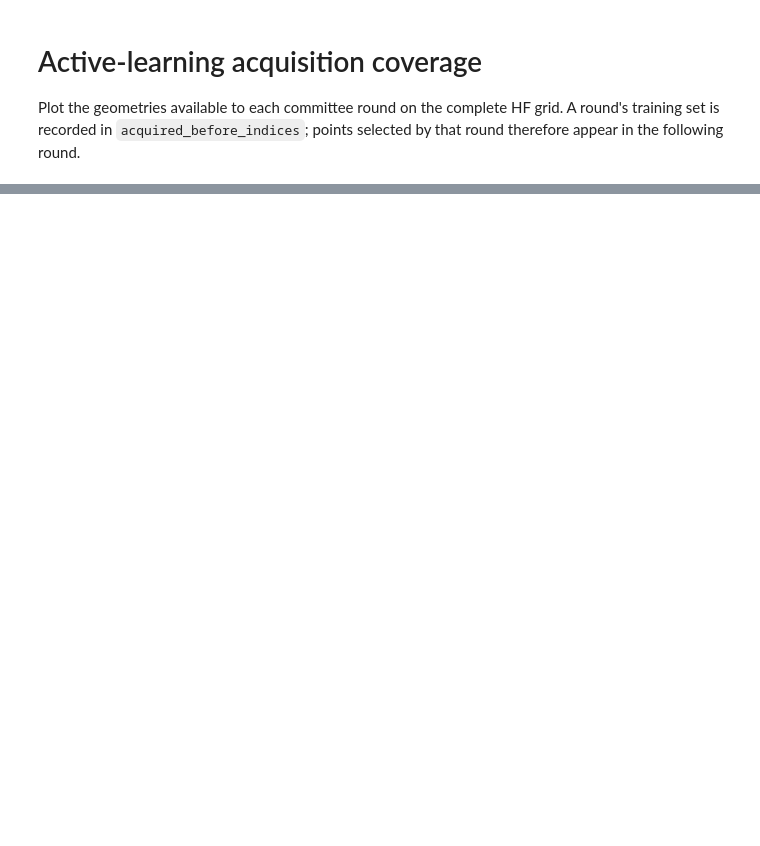
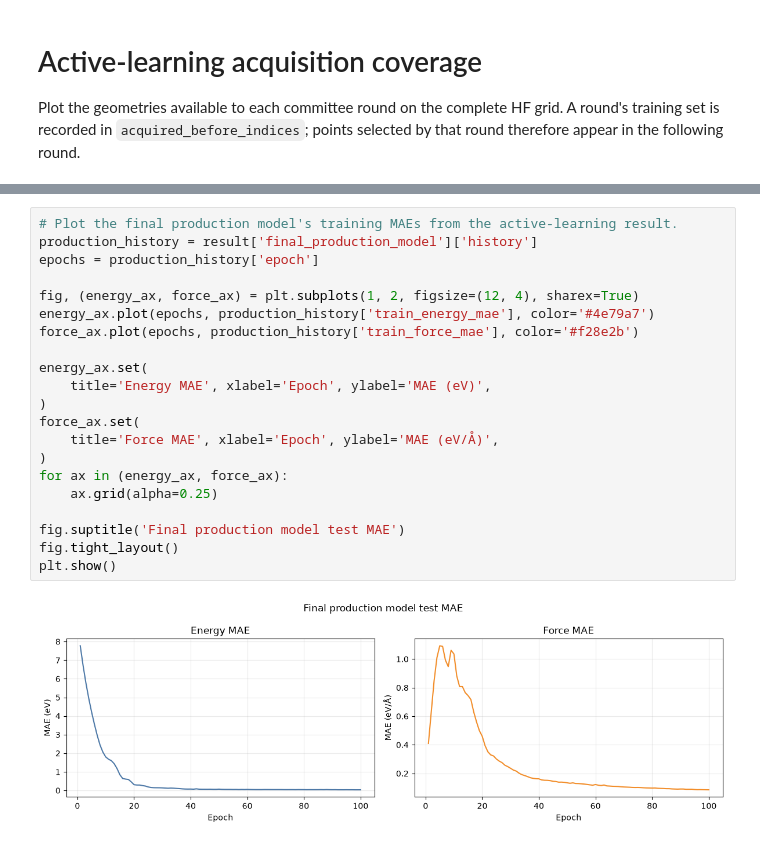
Before and after one commit to yoghurtfork/X-MACE-sampling, a Jupyter notebook: notebooks/active_learning_analyse.ipynb, the cells around one changed output, grey strips where cells are left out. Drawn from its saved outputs; the diff is of its cells as text; blank space fills up the shorter version.

```diff
--- a/notebooks/active_learning_analyse.ipynb
+++ b/notebooks/active_learning_analyse.ipynb
@@ -177,0 +176,23 @@ for round_record in result['rounds']:
+# %%
+# Plot the final production model's training MAEs from the active-learning result.
+production_history = result['final_production_model']['history']
+epochs = production_history['epoch']
+
+fig, (energy_ax, force_ax) = plt.subplots(1, 2, figsize=(12, 4), sharex=True)
+energy_ax.plot(epochs, production_history['train_energy_mae'], color='#4e79a7')
+force_ax.plot(epochs, production_history['train_force_mae'], color='#f28e2b')
+
+energy_ax.set(
+    title='Energy MAE', xlabel='Epoch', ylabel='MAE (eV)',
+)
+force_ax.set(
+    title='Force MAE', xlabel='Epoch', ylabel='MAE (eV/Å)',
+)
+for ax in (energy_ax, force_ax):
+    ax.grid(alpha=0.25)
+
+fig.suptitle('Final production model test MAE')
+fig.tight_layout()
+plt.show()
+# %% [output]
+[figure, added]
```
Also changed, not shown: parts of 4 cells of this notebook, 19 other files.
